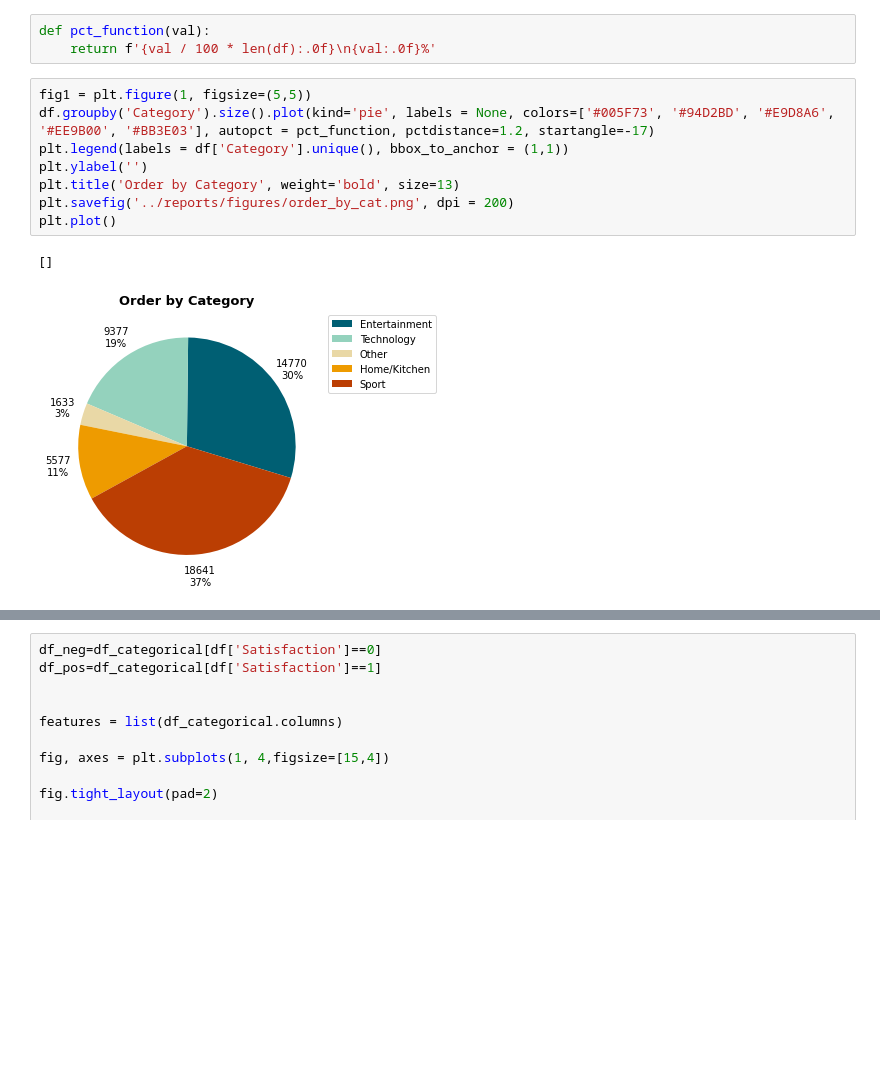
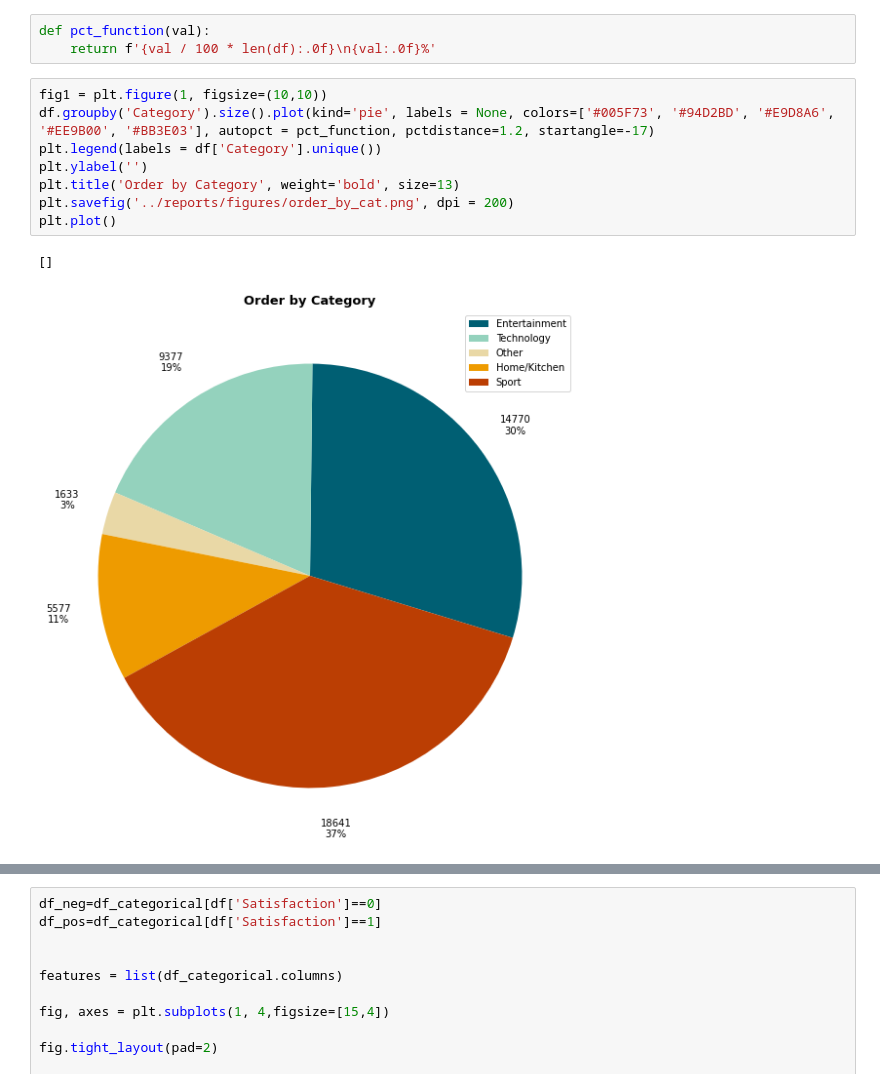
Before and after one commit to FedericoCantarelli/Customer-Satisfaction-Yojo, a Jupyter notebook: notebooks/2.0-fc-dataexploration.ipynb, the cells around one changed output, grey strips where cells are left out. Saved outputs shown, nothing was run; the diff lists cells and outputs as text; blank space fills up the shorter version.

```diff
--- a/notebooks/2.0-fc-dataexploration.ipynb
+++ b/notebooks/2.0-fc-dataexploration.ipynb
@@ -153,14 +157,14 @@ plt.show()
 def pct_function(val):
     return f'{val / 100 * len(df):.0f}\n{val:.0f}%'
 # %%
-fig1 = plt.figure(1, figsize=(5,5))
+fig1 = plt.figure(1, figsize=(10,10))
 df.groupby('Category').size().plot(kind='pie', labels = None, colors=['#005F73', '#94D2BD', '#E9D8A6', '#EE9B00', '#BB3E03'], autopct = pct_function, pctdistance=1.2, startangle=-17)
-plt.legend(labels = df['Category'].unique(), bbox_to_anchor = (1,1))
+plt.legend(labels = df['Category'].unique())
 plt.ylabel('')
 plt.title('Order by Category', weight='bold', size=13)
 plt.savefig('../reports/figures/order_by_cat.png', dpi = 200)
 plt.plot()
 # %% [output]
 []
-[figure, old version]
+[figure, new version]
 # %%
```
Also changed, not shown: parts of 11 cells of this notebook, 32 other files.
